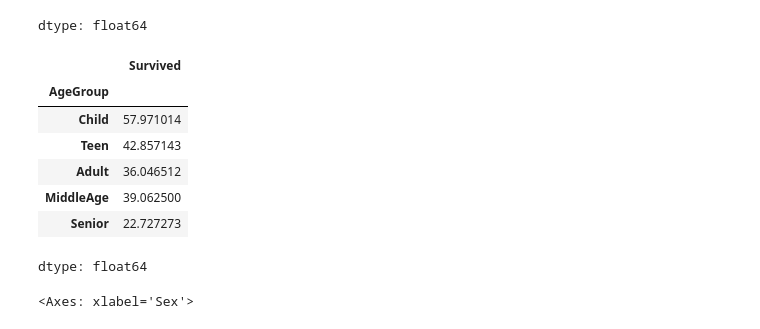
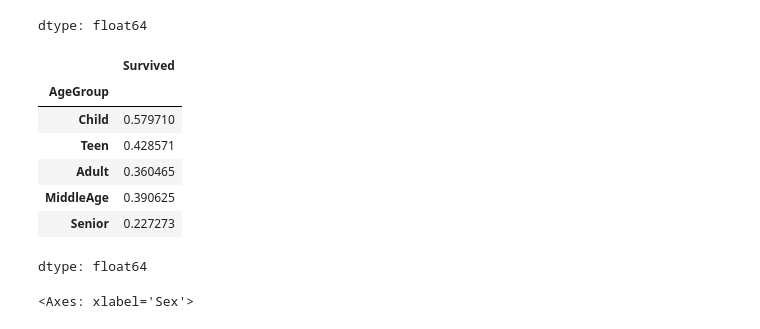
Before and after one commit to Eshwarsai-07/pandas-only-eda, a Jupyter notebook: note_books/pandas_eda.ipynb, the cells around one changed output. Drawn from its saved outputs; the diff is of its cells as text; code cells hidden in the pictures.

```diff
--- a/note_books/pandas_eda.ipynb
+++ b/note_books/pandas_eda.ipynb
@@ -86,7 +86,7 @@ df.isna().sum()
 dtype: int64
 # %%
 median_age = df["Age"].median()
-df["Age"].fillna(median_age, inplace=True)
+df["Age"] = df["Age"].fillna(median_age, inplace=True)
 print(df.isna().sum())
 # %% [output]
 PassengerId      0
@@ -219,15 +213,15 @@ df["AgeGroup"] = pd.cut(
     labels=["Child", "Teen", "Adult", "MiddleAge", "Senior"]
 )
 # %%
-df.groupby("AgeGroup")["Survived"].mean() * 100
+df.groupby("AgeGroup")["Survived"].mean()
 # %% [output]
 |  | Survived |
 | AgeGroup |  |
-| Child | 57.971014 |
-| Teen | 42.857143 |
-| Adult | 36.046512 |
-| MiddleAge | 39.062500 |
-| Senior | 22.727273 |
+| Child | 0.579710 |
+| Teen | 0.428571 |
+| Adult | 0.360465 |
+| MiddleAge | 0.390625 |
+| Senior | 0.227273 |
 dtype: float64
 # %%
 df.groupby("Sex")["Survived"].mean().plot(kind="bar")
```
Also changed, not shown: parts of 1 cell of this notebook.
